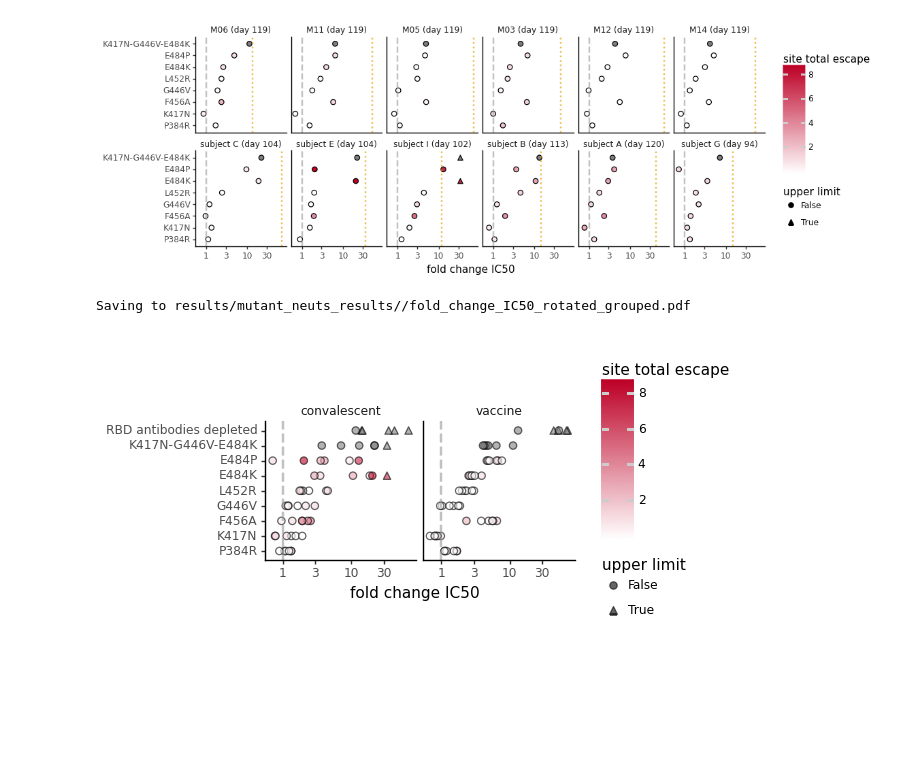
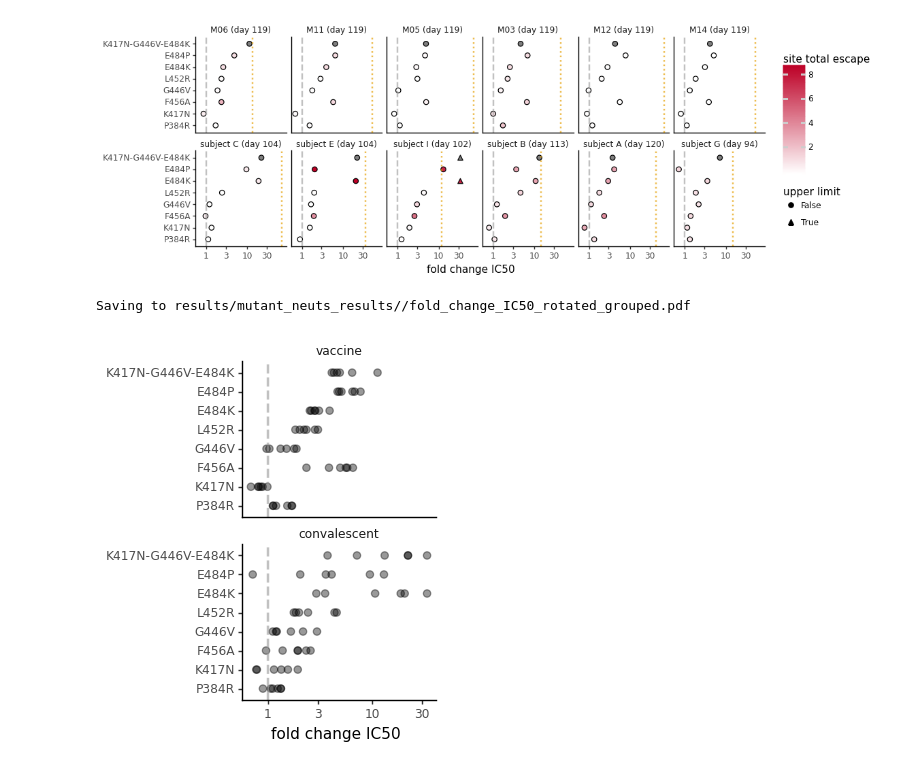
Before and after one commit to jbloomlab/SARS-CoV-2-RBD_MAP_Moderna, a Jupyter notebook: experimental_data/mutant_neuts.ipynb, the cells around one changed output. Drawn from its saved outputs; the diff is of its cells as text; code cells hidden in the pictures; blank space fills up the shorter version.

```diff
--- a/experimental_data/mutant_neuts.ipynb
+++ b/experimental_data/mutant_neuts.ipynb
@@ -440,41 +440,29 @@ Saving to results/mutant_neuts_results//fold_change_IC50_rotated.pdf
 [figure]
 # %%
 p = (ggplot(muts_depletions
-            .query("virus != 'wildtype'")
+            .query("virus != 'wildtype' & virus != 'RBD antibodies depleted'")
+            .assign(sample_type=lambda x: pd.Categorical(x['sample_type'],ordered=True,categories=['vaccine', 'convalescent']))
             ) +
-     aes('virus', 'fold_change', shape='ic50_is_bound', fill='site total escape'
-        ) +
-     geom_point(size=2.5, alpha=0.6) +
+     aes('virus', 'fold_change') +
+     geom_point(size=2.5, alpha=0.4) +
      scale_y_log10(name='fold change IC50') +
-     facet_wrap('~sample_type', ncol=6) +
+     facet_wrap('~sample_type', ncol=1) +
      theme_classic() +
      theme(axis_title_y=element_blank(),
            strip_margin_y=0.35,
            strip_background_x=element_blank(),
-           figure_size=(4, 0.2 * (muts_depletions['virus'].nunique()-1)*muts_depletions['serum'].nunique()/12),
+           figure_size=(2.5, 0.55 * (muts_depletions['virus'].nunique()-2)),
            ) +
      geom_hline(yintercept=1, linetype='dashed', size=1,
                 alpha=0.6, color=CBPALETTE[0]) +
-#      geom_hline(data=muts_depletions.query('virus=="RBD antibodies depleted"'),
-#                 mapping=aes(yintercept='fold_change'),
-#                 color=CBPALETTE[1],
-#                 alpha=0.7,
-#                 size=1,
-#                 linetype='dotted',
-#                ) +
-     coord_flip() +
-     scale_fill_gradient(low='white', high='#BD0026') +
-     scale_shape_manual(values=['o','^'], name='upper limit')
-#      scale_color_manual(values=CBPALETTE[1:],
-#                         name='upper limit') +
-#      scale_fill_manual(values=['gray', 'white'],name='upper limit')
+     coord_flip()
      )
 
 _ = p.draw()
 
 plotfile = f'{resultsdir}/fold_change_IC50_rotated_grouped.pdf'
 print(f"Saving to {plotfile}")
 p.save(plotfile, verbose=False)
 # %% [output]
 Saving to results/mutant_neuts_results//fold_change_IC50_rotated_grouped.pdf
-[figure, old version]
+[figure, new version]
```
Also changed, not shown: parts of 10 cells of this notebook, 21 other files.
